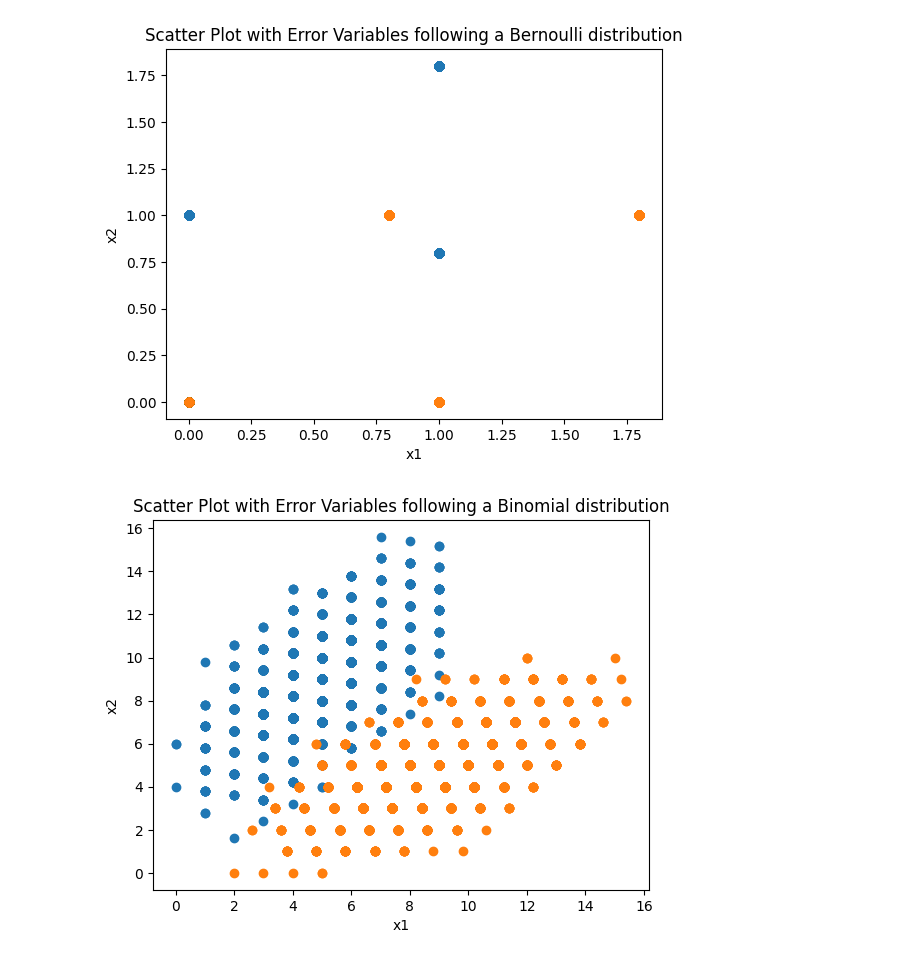
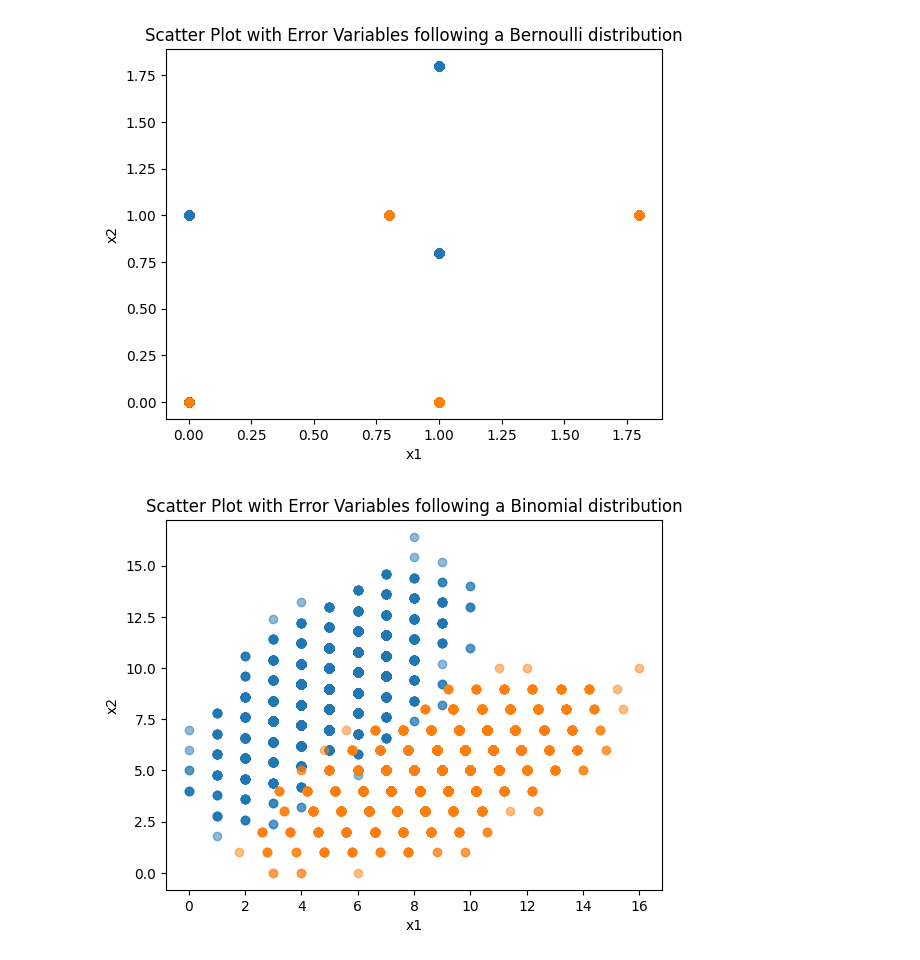
Before and after one commit to ShoShohh/Causal-inference, a Jupyter notebook: parametric-identifiability.ipynb, the cells around one changed output. Saved outputs shown, nothing was run; the diff lists cells and outputs as text; code cells hidden in the pictures.

```diff
--- a/parametric-identifiability.ipynb
+++ b/parametric-identifiability.ipynb
@@ -243,25 +287,25 @@ plt.show()
 # %%
 # Function generates random numbers following a Binomial distribution
 def generate_binomial_numbers(size, scale, probability):
     return np.random.binomial(scale, probability, size)
 
 # Generate error variables
 error1 = generate_binomial_numbers(size, 10, 0.5)
 error2 = generate_binomial_numbers(size, 10, 0.5)
 
 # Plot the data points
-plt.scatter(structural_causal_model1(error1, error2)[0], structural_causal_model1(error1, error2)[1])
-plt.scatter(structural_causal_model2(error1, error2)[0], structural_causal_model2(error1, error2)[1])
+plt.scatter(structural_causal_model1(error1, error2)[0], structural_causal_model1(error1, error2)[1], alpha = 0.5)
+plt.scatter(structural_causal_model2(error1, error2)[0], structural_causal_model2(error1, error2)[1], alpha = 0.5)
 
 # Add labels and title to the plot
 plt.xlabel('x1')
 plt.ylabel('x2')
 plt.title('Scatter Plot with Error Variables following a Binomial distribution')
 
 # Display the plot
 plt.show()
 # %% [output]
-[figure, old version]
+[figure, new version]
 # %%
 # Function generates random numbers following a Poisson distribution
 def generate_poisson_numbers(size, scale):
```
Also changed, not shown: parts of 15 cells of this notebook.
